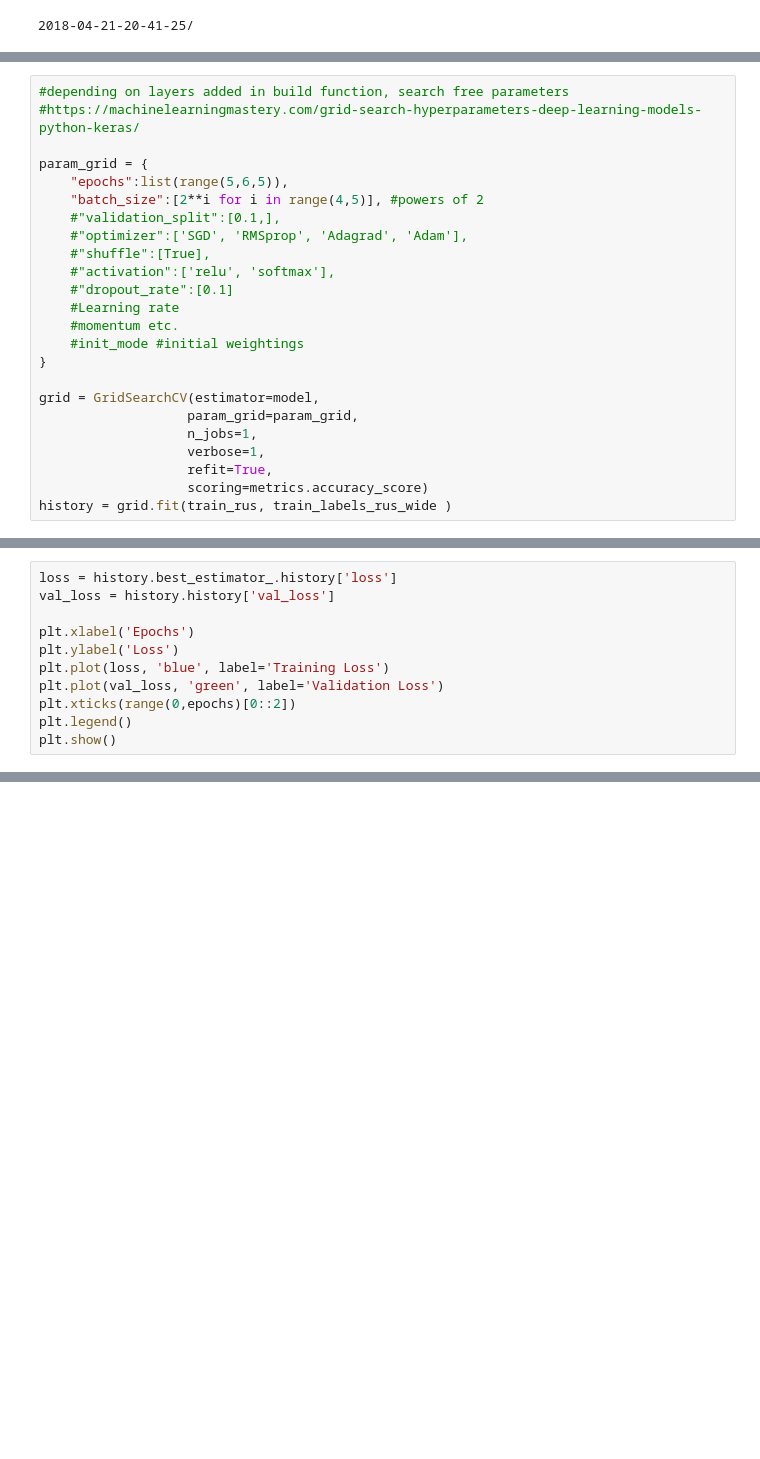
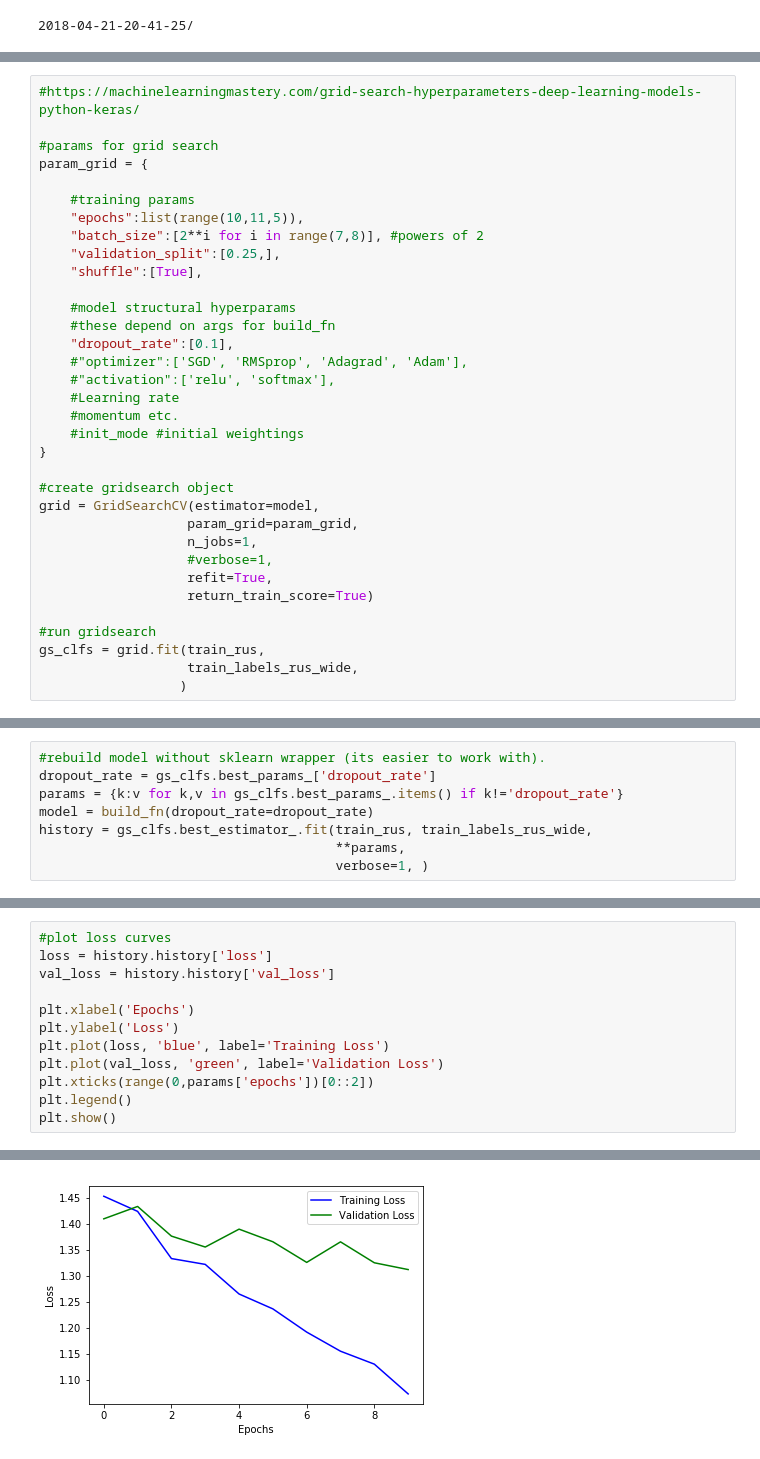
Before and after one commit to cojowy/lunar_lander, a Jupyter notebook: Task2.ipynb, the cells around one changed output, grey strips where cells are left out. Saved outputs shown, nothing was run; the diff lists cells and outputs as text; blank space fills up the shorter version.

Commit message:
Task 2 v2
data setup has been completed
keras + skleran API is funcitoning
performance for 1 model evaluated.

```diff
--- a/Task2.ipynb
+++ b/Task2.ipynb
@@ -146,25 +146,35 @@ model = KerasClassifier(build_fn=build_fn, verbose=1)
 # %%
-#depending on layers added in build function, search free parameters
 #https://machinelearningmastery.com/grid-search-hyperparameters-deep-learning-models-python-keras/
 
+#params for grid search
 param_grid = {
-    "epochs":list(range(5,6,5)),
-    "batch_size":[2**i for i in range(4,5)], #powers of 2
-    #"validation_split":[0.1,],
+
+    #training params
+    "epochs":list(range(10,11,5)),
+    "batch_size":[2**i for i in range(7,8)], #powers of 2
+    "validation_split":[0.25,],
+    "shuffle":[True],
+
+    #model structural hyperparams
+    #these depend on args for build_fn
+    "dropout_rate":[0.1],
     #"optimizer":['SGD', 'RMSprop', 'Adagrad', 'Adam'],
-    #"shuffle":[True],
     #"activation":['relu', 'softmax'],
-    #"dropout_rate":[0.1]
     #Learning rate
     #momentum etc.
     #init_mode #initial weightings
 }
 
+#create gridsearch object
 grid = GridSearchCV(estimator=model,
                    param_grid=param_grid,
                    n_jobs=1,
-                   verbose=1,
+                   #verbose=1,
                    refit=True,
-                   scoring=metrics.accuracy_score)
-history = grid.fit(train_rus, train_labels_rus_wide )
+                   return_train_score=True)
+
+#run gridsearch
+gs_clfs = grid.fit(train_rus,
+                   train_labels_rus_wide,
+                  )
 # %% [output]
@@ -179,0 +208,8 @@ Plot the evolution of the loss as the module was trained.
+# %%
+#rebuild model without sklearn wrapper (its easier to work with).
+dropout_rate = gs_clfs.best_params_['dropout_rate']
+params = {k:v for k,v in gs_clfs.best_params_.items() if k!='dropout_rate'}
+model = build_fn(dropout_rate=dropout_rate)
+history = gs_clfs.best_estimator_.fit(train_rus, train_labels_rus_wide,
+                                      **params,
+                                      verbose=1, )
@@ -180,12 +234,13 @@ Plot the evolution of the loss as the module was trained.
 # %%
-loss = history.best_estimator_.history['loss']
+#plot loss curves
+loss = history.history['loss']
 val_loss = history.history['val_loss']
 
 plt.xlabel('Epochs')
 plt.ylabel('Loss')
 plt.plot(loss, 'blue', label='Training Loss')
 plt.plot(val_loss, 'green', label='Validation Loss')
-plt.xticks(range(0,epochs)[0::2])
+plt.xticks(range(0,params['epochs'])[0::2])
 plt.legend()
 plt.show()
 # %% [output]
@@ -192,0 +247 @@ AttributeError: 'KerasClassifier' object has no attribute 'history'
+[figure, added]
```
Also changed, not shown: parts of 26 cells of this notebook.
